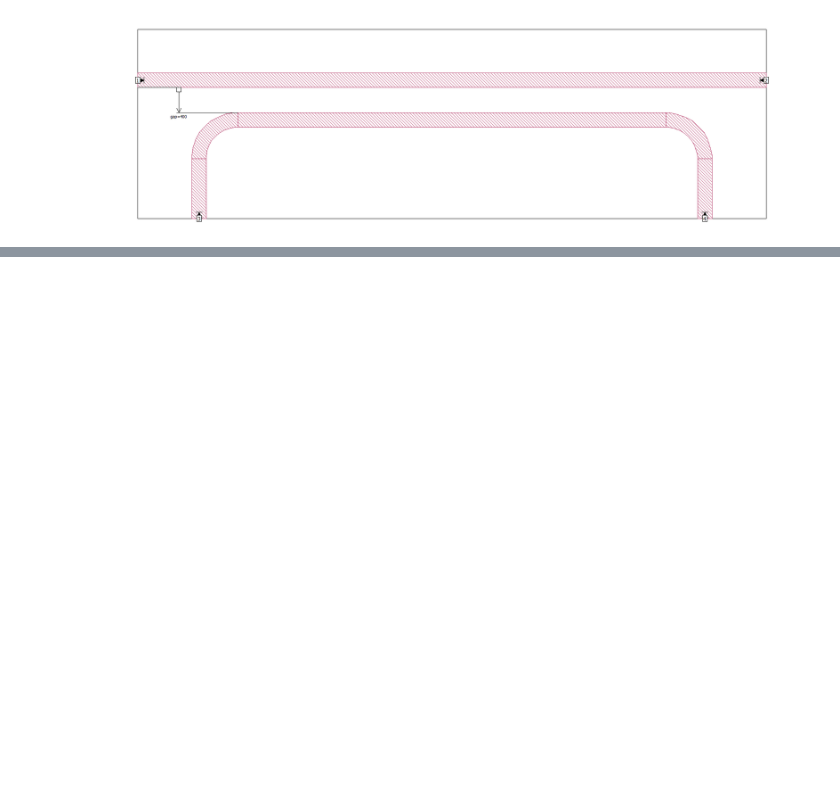
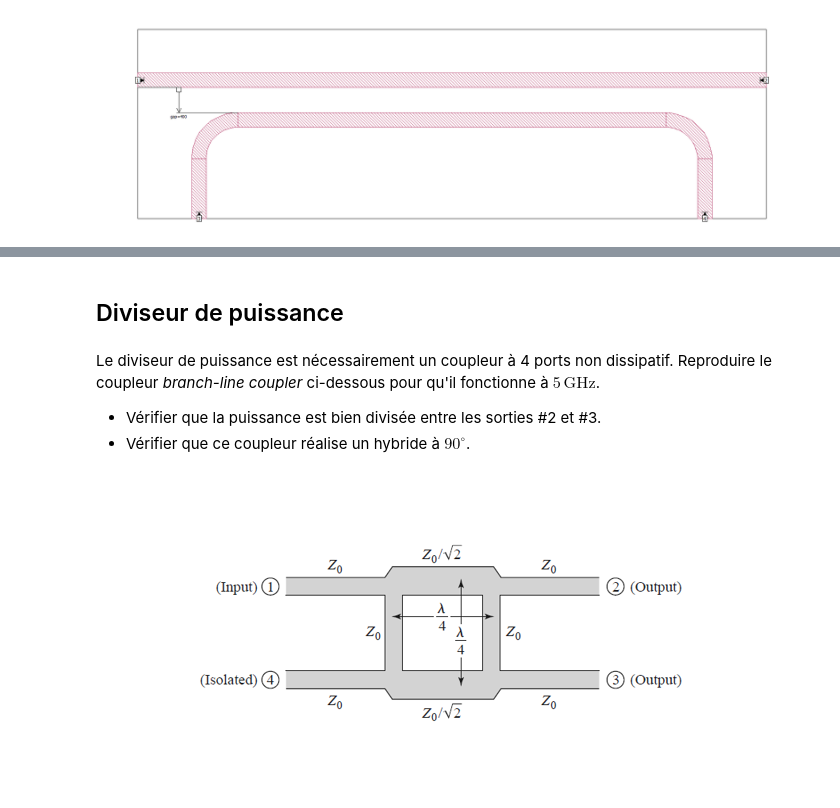
Before and after one commit to NS2LPS/Arteq, a Jupyter notebook: Sonnet/Jupyter Notebook/Coupler.ipynb, the cells around one changed output, grey strips where cells are left out. Cells and saved outputs as stored; diff of their text form; code cells hidden in the pictures; blank space fills up the shorter version.

```diff
--- a/Sonnet/Jupyter Notebook/Coupler.ipynb
+++ b/Sonnet/Jupyter Notebook/Coupler.ipynb
@@ -23,0 +35,10 @@ Reproduire le coupleur hybride représenté ci-dessus en utilisant la microstrip
+# %% [markdown]
+## Diviseur de puissance
+# %% [markdown]
+Le diviseur de puissance est nécessairement un coupleur à 4 ports non dissipatif. Reproduire le coupleur *branch-line coupler* ci-dessous pour qu'il fonctionne à $5\,\mathrm{GHz}$.
+- Vérifier que la puissance est bien divisée entre les sorties \#2 et \#3.
+- Vérifier que ce coupleur réalise un hybride à $90^\circ$.
+# %%
+Image(filename=path_fig+"Power_divider.png")
+# %% [output]
+[figure, added]
```
Also changed, not shown: parts of 7 cells of this notebook, 10 other files.
